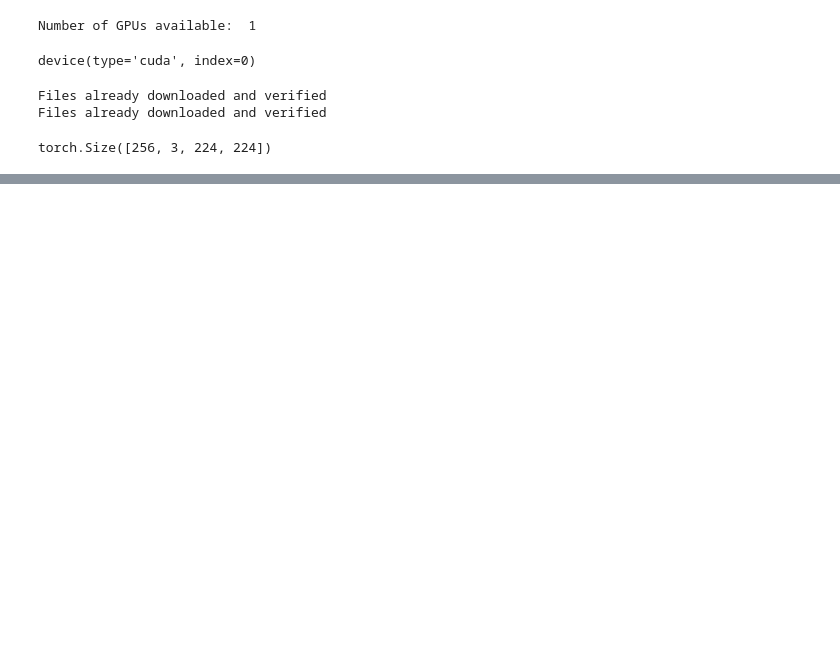
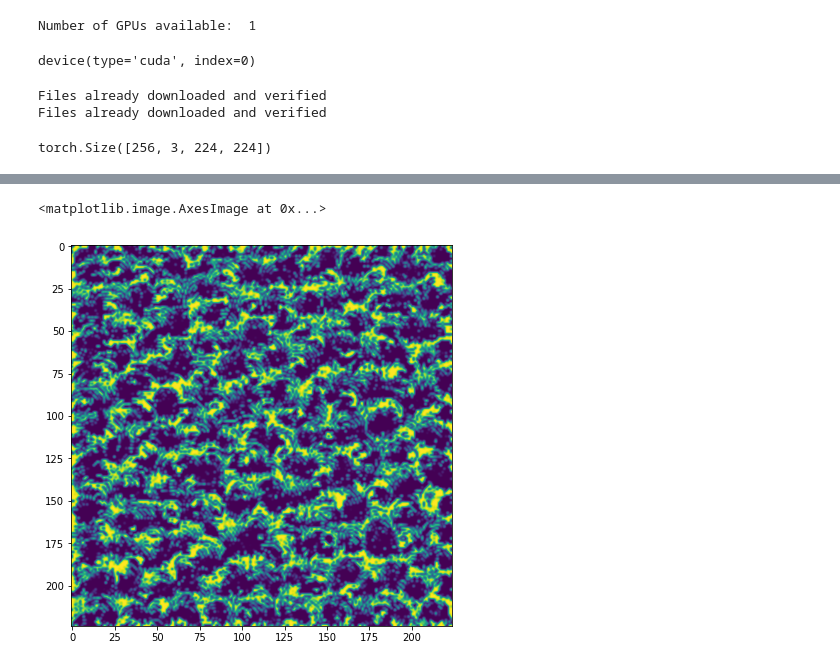
Before and after one commit to SharadGitHub/VGG, a Jupyter notebook: VGG_pretrained.ipynb, the cells around one changed output, grey strips where cells are left out. Cells and saved outputs as stored; diff of their text form; code cells hidden in the pictures; blank space fills up the shorter version.

```diff
--- a/VGG_pretrained.ipynb
+++ b/VGG_pretrained.ipynb
@@ -161,8 +188,0 @@ plt.xlabel('Epochs')
-# %%
-model.classifier = nn.Sequential(nn.Linear(in_features= 25088, out_features= 4096 ),
-                                nn.ReLU(),
-                                nn.Dropout2d(),
-                                nn.Linear(in_features= 4096, out_features= 4096),
-                                nn.ReLU(),
-                                nn.Dropout2d(),
-                                nn.Linear(in_features= 4096, out_features= 10))
@@ -251,8 +311,10 @@ fig
 # %%
 
 fig = plt.figure()
 plt.imshow(layer_vis.created_image[:,:,0], interpolation= 'bicubic')
-fig
+# %% [output]
+<matplotlib.image.AxesImage at 0x...>
+[figure, added]
 # %%
 pretrained_model[17]
 images[1].permute(2,1,0).shape
```
Also changed, not shown: parts of 14 cells of this notebook.
